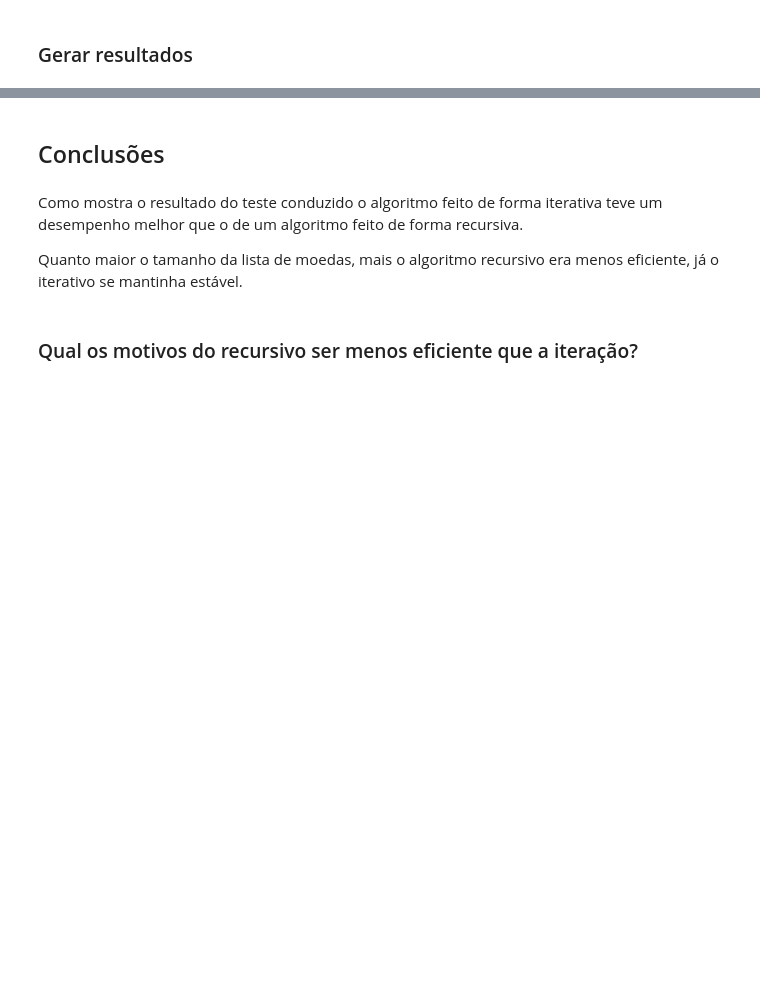
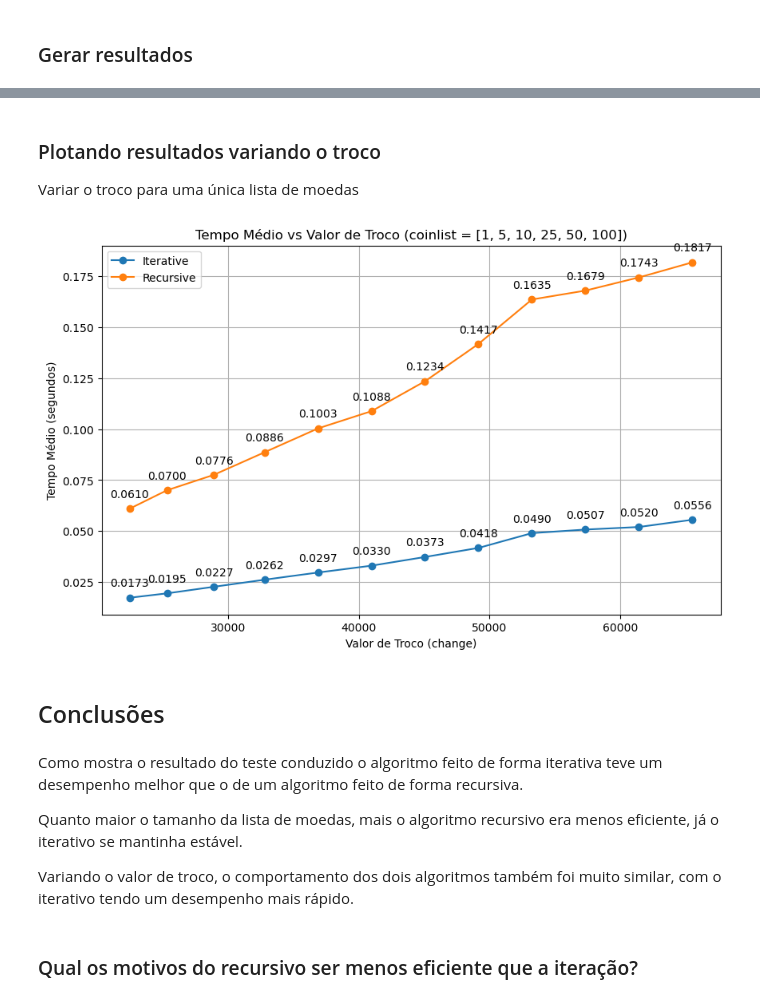
Before and after one commit to JorgeVitor30/Algorithm-Coin-Change-Problem, a Jupyter notebook: main.ipynb, the cells around one changed output, grey strips where cells are left out. Drawn from its saved outputs; the diff is of its cells as text; code cells hidden in the pictures; blank space fills up the shorter version.

Commit message:
add graph of change variation

```diff
--- a/main.ipynb
+++ b/main.ipynb
@@ -151,6 +151,8 @@ coinlists_variations = [
     [1, 3, 6, 12, 24, 48, 96, 192, 384, 768, 1536, 3072, 6144, 12288],
     [1, 9, 18, 36, 72, 144, 288, 576, 1152, 2304, 4608, 9216, 18432, 36864, 73728]
 ]
+
+change_list = [22456, 25323, 28890, 32768, 36864, 40960, 45056, 49152, 53248, 57344, 61440, 65536]
 # %% [markdown]
 ### Função para devolver métricas dos algoritmos
 # %%
@@ -213,9 +217,50 @@ plt.show()
+# %% [markdown]
+### Plotando resultados variando o troco
+
+Variar o troco para uma única lista de moedas
+# %%
+results = []
+coinlist = [1, 5, 10, 25, 50, 100]
+for change in change_list:
+    avg_iter, avg_rec = metrics_algorithms(coinlist, change)
+    results.append({
+        'change': change,
+        'avg_iter': avg_iter,
+        'avg_rec': avg_rec
+    })
+# %%
+results = sorted(results, key=lambda x: x['change'])
+
+changes = [r['change'] for r in results]
+avg_iter = [r['avg_iter'] for r in results]
+avg_rec = [r['avg_rec'] for r in results]
+
+plt.figure(figsize=(10, 6))
+plt.plot(changes, avg_iter, label='Iterative', marker='o')
+plt.plot(changes, avg_rec, label='Recursive', marker='o')
+
+for i, txt in enumerate(avg_iter):
+    plt.annotate(f'{txt:.4f}', (changes[i], avg_iter[i]), textcoords="offset points", xytext=(0,10), ha='center')
+
+for i, txt in enumerate(avg_rec):
+    plt.annotate(f'{txt:.4f}', (changes[i], avg_rec[i]), textcoords="offset points", xytext=(0,10), ha='center')
+
+plt.xlabel('Valor de Troco (change)')
+plt.ylabel('Tempo Médio (segundos)')
+plt.title('Tempo Médio vs Valor de Troco (coinlist = [1, 5, 10, 25, 50, 100])')
+plt.legend()
+plt.grid(True)
+plt.show()
+# %% [output]
+[figure, added]
 # %% [markdown]
 ## Conclusões
 # %% [markdown]
 Como mostra o resultado do teste conduzido o algoritmo feito de forma iterativa teve um desempenho melhor que o de um algoritmo feito de forma recursiva.
 
 Quanto maior o tamanho da lista de moedas, mais o algoritmo recursivo era menos eficiente, já o iterativo se mantinha estável.
+
+Variando o valor de troco, o comportamento dos dois algoritmos também foi muito similar, com o iterativo tendo um desempenho mais rápido.
 # %% [markdown]
 ### Qual os motivos do recursivo ser menos eficiente que a iteração?
 # %% [markdown]
```
Also changed, not shown: parts of 4 cells of this notebook.
